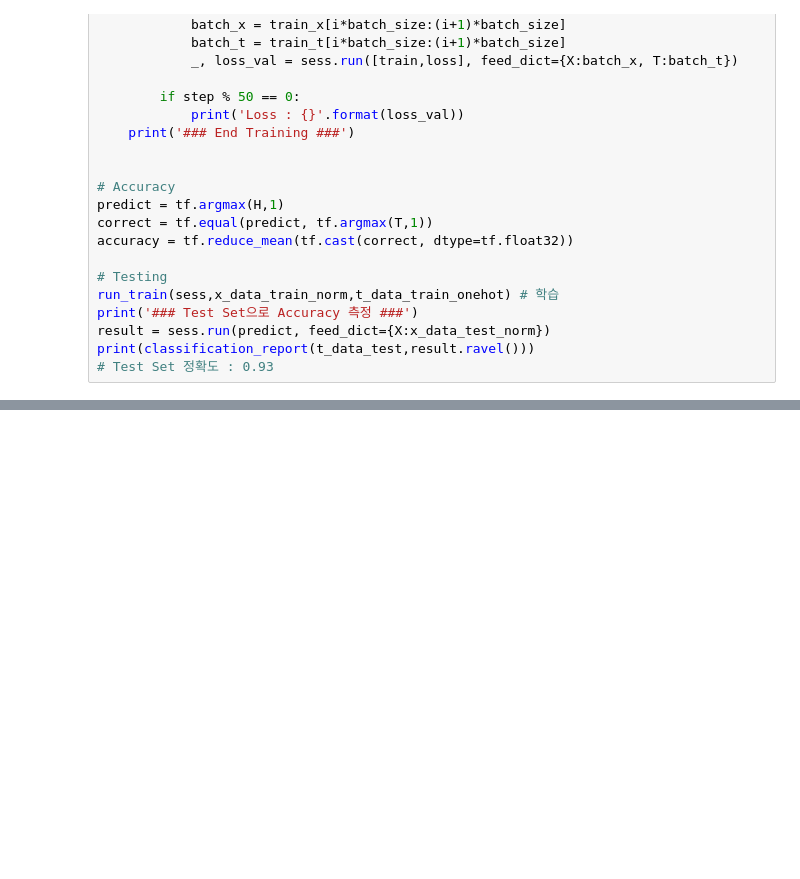
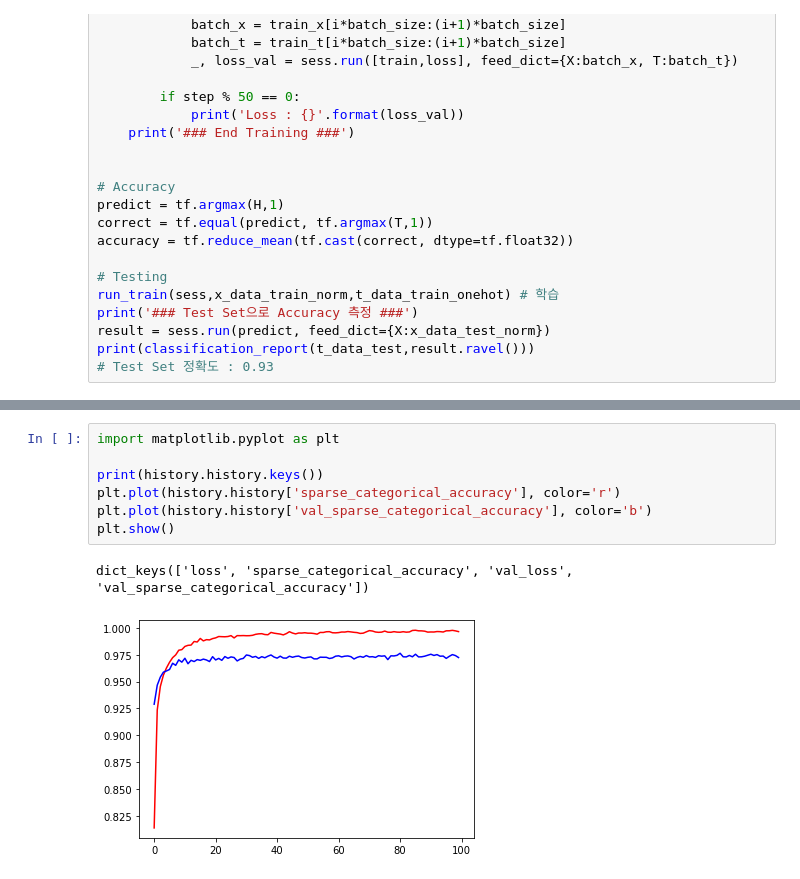
Before and after one commit to Gwang-chae/TIL, a Jupyter notebook: ML/MNIST.ipynb, the cells around one changed output, grey strips where cells are left out. Saved outputs shown, nothing was run; the diff lists cells and outputs as text; blank space fills up the shorter version.

```diff
--- a/ML/MNIST.ipynb
+++ b/ML/MNIST.ipynb
@@ -538,0 +737,10 @@ weighted avg       0.97      0.97      0.97     12600
+# %%
+import matplotlib.pyplot as plt
+
+print(history.history.keys())
+plt.plot(history.history['sparse_categorical_accuracy'], color='r')
+plt.plot(history.history['val_sparse_categorical_accuracy'], color='b')
+plt.show()
+# %% [output]
+dict_keys(['loss', 'sparse_categorical_accuracy', 'val_loss', 'val_sparse_categorical_accuracy'])
+[figure, added]
```
Also changed, not shown: parts of 4 cells of this notebook, 1 other file.
